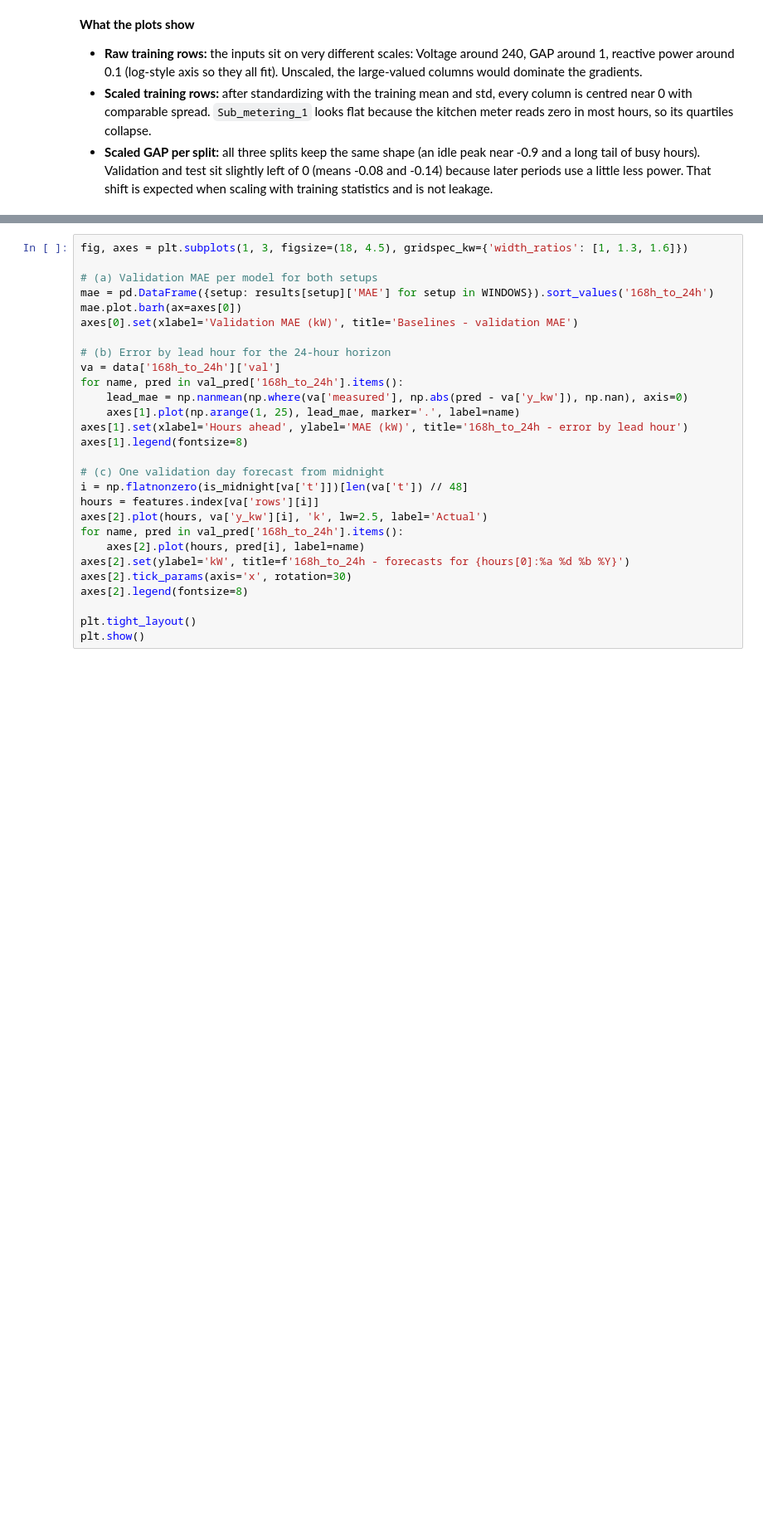
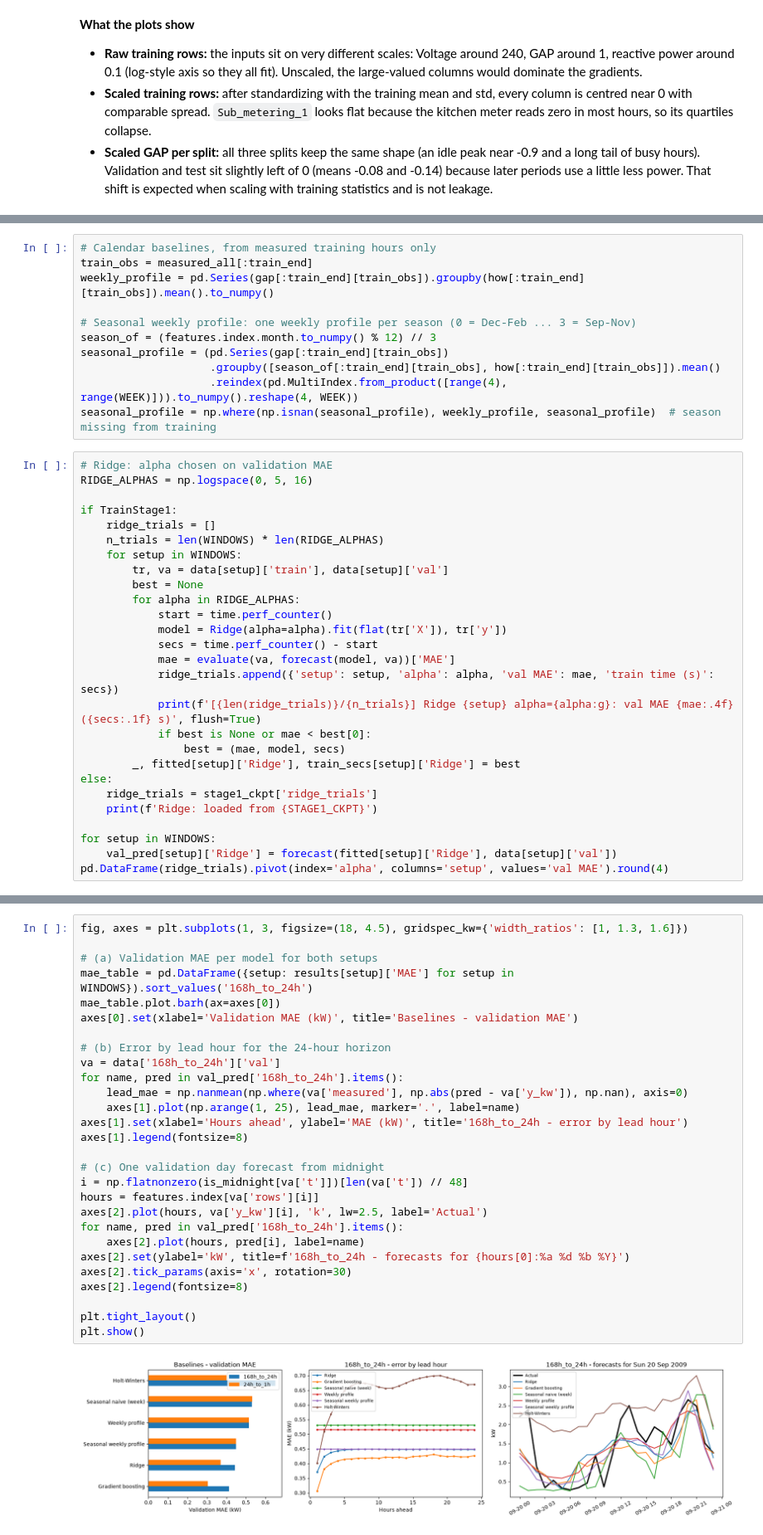
Before and after one commit to jonas703/AISE4010, a Jupyter notebook: Combined_Stage1_Stage2.ipynb, the cells around one changed output, grey strips where cells are left out. Shown at 83% size. Drawn from its saved outputs; the diff is of its cells as text; blank space fills up the shorter version.

Commit message:
updated environment and added combined notebook with saved checkpoints for stage 2

```diff
--- a/Combined_Stage1_Stage2.ipynb
+++ b/Combined_Stage1_Stage2.ipynb
@@ -522,0 +600,38 @@ for setup, w in WINDOWS.items():
+# %%
+# Calendar baselines, from measured training hours only
+train_obs = measured_all[:train_end]
+weekly_profile = pd.Series(gap[:train_end][train_obs]).groupby(how[:train_end][train_obs]).mean().to_numpy()
+
+# Seasonal weekly profile: one weekly profile per season (0 = Dec-Feb ... 3 = Sep-Nov)
+season_of = (features.index.month.to_numpy() % 12) // 3
+seasonal_profile = (pd.Series(gap[:train_end][train_obs])
+                    .groupby([season_of[:train_end][train_obs], how[:train_end][train_obs]]).mean()
+                    .reindex(pd.MultiIndex.from_product([range(4), range(WEEK)])).to_numpy().reshape(4, WEEK))
+seasonal_profile = np.where(np.isnan(seasonal_profile), weekly_profile, seasonal_profile)  # season missing from training
+# %%
+# Ridge: alpha chosen on validation MAE
+RIDGE_ALPHAS = np.logspace(0, 5, 16)
+
+if TrainStage1:
+    ridge_trials = []
+    n_trials = len(WINDOWS) * len(RIDGE_ALPHAS)
+    for setup in WINDOWS:
+        tr, va = data[setup]['train'], data[setup]['val']
+        best = None
+        for alpha in RIDGE_ALPHAS:
+            start = time.perf_counter()
+            model = Ridge(alpha=alpha).fit(flat(tr['X']), tr['y'])
+            secs = time.perf_counter() - start
+            mae = evaluate(va, forecast(model, va))['MAE']
+            ridge_trials.append({'setup': setup, 'alpha': alpha, 'val MAE': mae, 'train time (s)': secs})
+            print(f'[{len(ridge_trials)}/{n_trials}] Ridge {setup} alpha={alpha:g}: val MAE {mae:.4f} ({secs:.1f} s)', flush=True)
+            if best is None or mae < best[0]:
+                best = (mae, model, secs)
+        _, fitted[setup]['Ridge'], train_secs[setup]['Ridge'] = best
+else:
+    ridge_trials = stage1_ckpt['ridge_trials']
+    print(f'Ridge: loaded from {STAGE1_CKPT}')
+
+for setup in WINDOWS:
+    val_pred[setup]['Ridge'] = forecast(fitted[setup]['Ridge'], data[setup]['val'])
+pd.DataFrame(ridge_trials).pivot(index='alpha', columns='setup', values='val MAE').round(4)
@@ -533,31 +838,33 @@ for setup in WINDOWS:
 # %%
 fig, axes = plt.subplots(1, 3, figsize=(18, 4.5), gridspec_kw={'width_ratios': [1, 1.3, 1.6]})
 
 # (a) Validation MAE per model for both setups
-mae = pd.DataFrame({setup: results[setup]['MAE'] for setup in WINDOWS}).sort_values('168h_to_24h')
-mae.plot.barh(ax=axes[0])
+mae_table = pd.DataFrame({setup: results[setup]['MAE'] for setup in WINDOWS}).sort_values('168h_to_24h')
+mae_table.plot.barh(ax=axes[0])
 axes[0].set(xlabel='Validation MAE (kW)', title='Baselines - validation MAE')
 
 # (b) Error by lead hour for the 24-hour horizon
 va = data['168h_to_24h']['val']
 for name, pred in val_pred['168h_to_24h'].items():
     lead_mae = np.nanmean(np.where(va['measured'], np.abs(pred - va['y_kw']), np.nan), axis=0)
     axes[1].plot(np.arange(1, 25), lead_mae, marker='.', label=name)
 axes[1].set(xlabel='Hours ahead', ylabel='MAE (kW)', title='168h_to_24h - error by lead hour')
 axes[1].legend(fontsize=8)
 
 # (c) One validation day forecast from midnight
 i = np.flatnonzero(is_midnight[va['t']])[len(va['t']) // 48]
 hours = features.index[va['rows'][i]]
 axes[2].plot(hours, va['y_kw'][i], 'k', lw=2.5, label='Actual')
 for name, pred in val_pred['168h_to_24h'].items():
     axes[2].plot(hours, pred[i], label=name)
 axes[2].set(ylabel='kW', title=f'168h_to_24h - forecasts for {hours[0]:%a %d %b %Y}')
 axes[2].tick_params(axis='x', rotation=30)
 axes[2].legend(fontsize=8)
 
 plt.tight_layout()
 plt.show()
+# %% [output]
+[figure, added]
 # %% [markdown]
 ## Neural models: MLP and CNN
 Both models are built for **either window setup** (the lookback length and horizon are constructor arguments) and are trained and scored on the same windows as the baselines.
```
Also changed, not shown: parts of 74 cells of this notebook, 2 other files.
